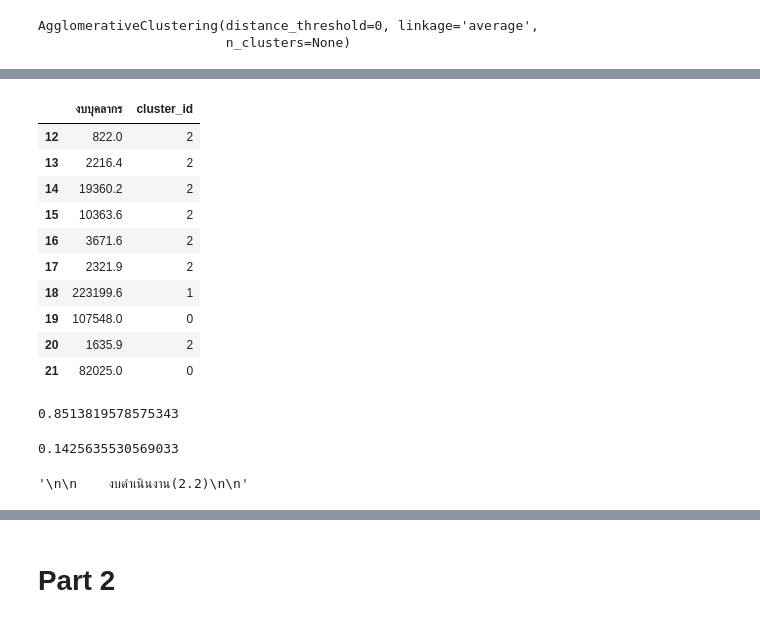
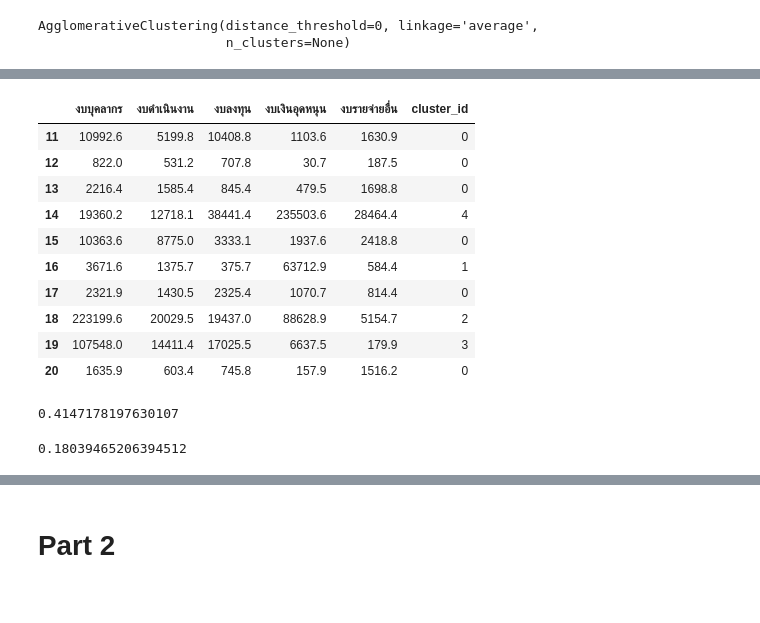
Before and after one commit to pant411/Assignment2_Stat_pp, a Jupyter notebook: part-cluster/cluster_analysis.ipynb, the cells around one changed output, grey strips where cells are left out. Cells and saved outputs as stored; diff of their text form; code cells hidden in the pictures.

```diff
--- a/part-cluster/cluster_analysis.ipynb
+++ b/part-cluster/cluster_analysis.ipynb
@@ -767,0 +147,3 @@ See the caveats in the documentation: https://pandas.pydata.org/pandas-docs/stab
+# %%
+Hierarchical_data_2564 = pd.read_excel('assignment2_clustering_data.xlsx',sheet_name='2564').drop([0,21,22,23,24,25,26,27,28,29,30,31,32]).drop("รวม",axis=1).drop("กระทรวง-งบรายจ่าย",axis=1)
+Hierarchical_data_2564
@@ -768,6 +168,6 @@ See the caveats in the documentation: https://pandas.pydata.org/pandas-docs/stab
 # %%
 scaler = StandardScaler()
-array_normalized = scaler.fit_transform(Hierarchical_2564_1)
-Hierarchical_2564_1_normalized = pd.DataFrame(array_normalized)
-Hierarchical_2564_1_normalized.head()
+array_normalized = scaler.fit_transform(Hierarchical_data_2564)
+Hierarchical_data_2564_normalized = pd.DataFrame(array_normalized)
+Hierarchical_data_2564_normalized.head()
 # %% [output]
@@ -783,9 +183,9 @@ linkage_val = 'average'  # 'others are 'complete', 'single', 'ward'
 dist_threshold_val = 0   # Set to be zero to plot dendrogram
 nclusters_val = None     # if distance_threshold is 0, this must be None
 # %%
-model_H1=AgglomerativeClustering(linkage=linkage_val,n_clusters=nclusters_val,distance_threshold=dist_threshold_val)
-model_H1=model_H1.fit(Hierarchical_2564_1_normalized)
-model_H1
+model=AgglomerativeClustering(linkage=linkage_val,n_clusters=nclusters_val,distance_threshold=dist_threshold_val)
+model=model.fit(Hierarchical_data_2564_normalized)
+model
 # %% [output]
 AgglomerativeClustering(distance_threshold=0, linkage='average',
                         n_clusters=None)
@@ -821,5 +222,5 @@ nclusters_val = None
 # %%
-model_H1=AgglomerativeClustering(linkage=linkage_val,n_clusters=nclusters_val,distance_threshold=dist_threshold_val)
-model_H1=model_H1.fit(Hierarchical_2564_1_normalized)
-model_H1
+model=AgglomerativeClustering(linkage=linkage_val,n_clusters=nclusters_val,distance_threshold=dist_threshold_val)
+model=model.fit(Hierarchical_data_2564_normalized)
+model
 # %% [output]
@@ -839,32 +240,24 @@ array([2, 0, 1], dtype=int64)
 # %%
-cluster_predictions = model_H1.fit_predict(Hierarchical_2564_1_normalized)
-Hierarchical_2564_1['cluster_id'] = cluster_predictions
-Hierarchical_2564_1.tail(10)
+cluster_predictions = model_H1.fit_predict(Hierarchical_data_2564_normalized)
+Hierarchical_data_2564['cluster_id'] = cluster_predictions
+Hierarchical_data_2564.tail(10)
 # %% [output]
-|  | งบบุคลากร | cluster_id |
-| 12 | 822.0 | 2 |
-| 13 | 2216.4 | 2 |
-| 14 | 19360.2 | 2 |
-| 15 | 10363.6 | 2 |
-| 16 | 3671.6 | 2 |
-| 17 | 2321.9 | 2 |
-| 18 | 223199.6 | 1 |
-| 19 | 107548.0 | 0 |
-| 20 | 1635.9 | 2 |
-| 21 | 82025.0 | 0 |
+|  | งบบุคลากร | งบดําเนินงาน | งบลงทุน | งบเงินอุดหนุน | งบรายจ่ายอื่น | cluster_id |
+| 11 | 10992.6 | 5199.8 | 10408.8 | 1103.6 | 1630.9 | 0 |
+| 12 | 822.0 | 531.2 | 707.8 | 30.7 | 187.5 | 0 |
+| 13 | 2216.4 | 1585.4 | 845.4 | 479.5 | 1698.8 | 0 |
+| 14 | 19360.2 | 12718.1 | 38441.4 | 235503.6 | 28464.4 | 4 |
+| 15 | 10363.6 | 8775.0 | 3333.1 | 1937.6 | 2418.8 | 0 |
+| 16 | 3671.6 | 1375.7 | 375.7 | 63712.9 | 584.4 | 1 |
+| 17 | 2321.9 | 1430.5 | 2325.4 | 1070.7 | 814.4 | 0 |
+| 18 | 223199.6 | 20029.5 | 19437.0 | 88628.9 | 5154.7 | 2 |
+| 19 | 107548.0 | 14411.4 | 17025.5 | 6637.5 | 179.9 | 3 |
+| 20 | 1635.9 | 603.4 | 745.8 | 157.9 | 1516.2 | 0 |
 # %%
-print(metrics.silhouette_score(Hierarchical_2564_1,labels))
+print(metrics.silhouette_score(Hierarchical_data_2564,labels))
 # %% [output]
-0.8513819578575343
+0.4147178197630107
 # %%
-print(metrics.davies_bouldin_score(Hierarchical_2564_1,model_H1.labels_))
+print(metrics.davies_bouldin_score(Hierarchical_data_2564,model.labels_))
 # %% [output]
-0.1425635530569033
+0.18039465206394512
-# %%
-'''
-
-    งบดําเนินงาน(2.2)
-
-'''
-# %% [output]
-'\n\n    งบดําเนินงาน(2.2)\n\n'
```
Also changed, not shown: parts of 204 cells of this notebook, 1 other file.
